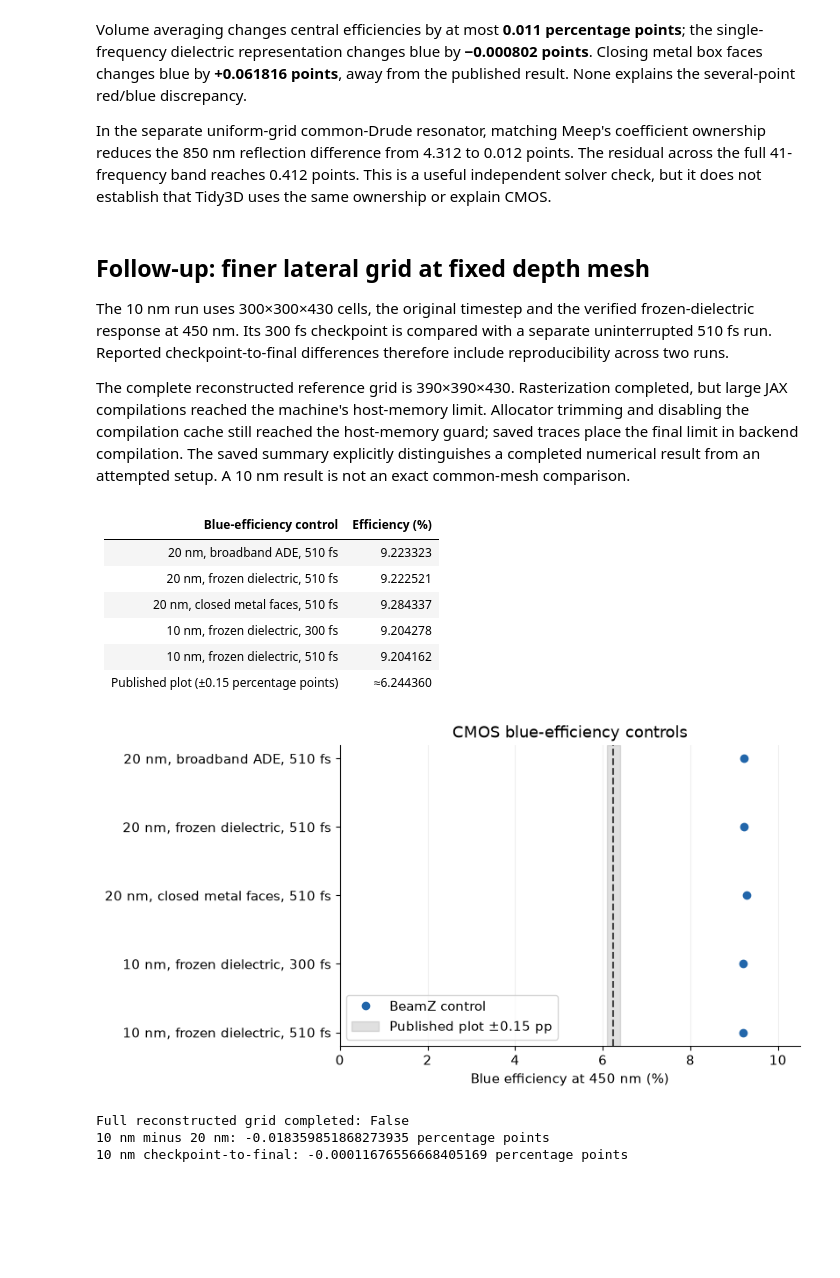
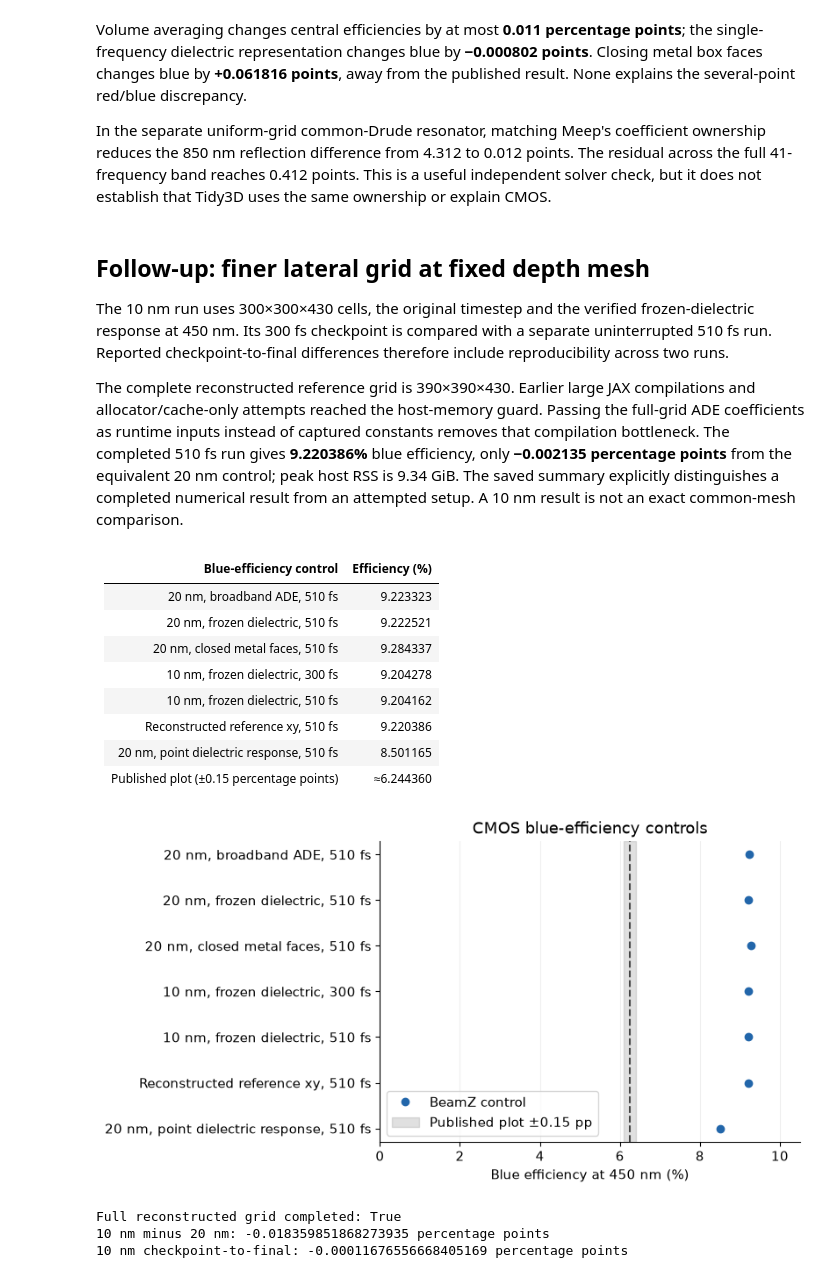
Before and after one commit to cdaunt/beamz, a Jupyter notebook: examples/notebooks/cmos_cause_isolation.ipynb, the cells around one changed output. Drawn from its saved outputs; the diff is of its cells as text; code cells hidden in the pictures; blank space fills up the shorter version.

Commit message:
Reduce ADE compilation memory and complete CMOS interface controls

```diff
--- a/examples/notebooks/cmos_cause_isolation.ipynb
+++ b/examples/notebooks/cmos_cause_isolation.ipynb
@@ -602,7 +606,7 @@ In the separate uniform-grid common-Drude resonator, matching Meep's coefficient
 
 The 10 nm run uses 300×300×430 cells, the original timestep and the verified frozen-dielectric response at 450 nm. Its 300 fs checkpoint is compared with a separate uninterrupted 510 fs run. Reported checkpoint-to-final differences therefore include reproducibility across two runs.
 
-The complete reconstructed reference grid is 390×390×430. Rasterization completed, but large JAX compilations reached the machine's host-memory limit. Allocator trimming and disabling the compilation cache still reached the host-memory guard; saved traces place the final limit in backend compilation. The saved summary explicitly distinguishes a completed numerical result from an attempted setup. A 10 nm result is not an exact common-mesh comparison.
+The complete reconstructed reference grid is 390×390×430. Earlier large JAX compilations and allocator/cache-only attempts reached the host-memory guard. Passing the full-grid ADE coefficients as runtime inputs instead of captured constants removes that compilation bottleneck. The completed 510 fs run gives **9.220386%** blue efficiency, only **−0.002135 percentage points** from the equivalent 20 nm control; peak host RSS is 9.34 GiB. The saved summary explicitly distinguishes a completed numerical result from an attempted setup. A 10 nm result is not an exact common-mesh comparison.
 # %%
 fine = followup_summary["lateral_10nm"]
 rows = [("20 nm, broadband ADE, 510 fs", baseline["blue"]),
@@ -613,38 +617,42 @@ if fine["completed_510fs"]:
     rows.append(("10 nm, frozen dielectric, 510 fs", fine["blue_percent"]))
 if followup_summary["exact_mesh_completed"]:
     rows.append(("Reconstructed reference xy, 510 fs", followup_summary["exact_mesh_blue_percent"]))
+if "point_susceptibility" in followup_summary:
+    rows.append(("20 nm, point dielectric response, 510 fs", followup_summary["point_susceptibility"]["blue_percent"]))
 table = "| Blue-efficiency control | Efficiency (%) |\n|---|---:|\n"
 for label, value in rows:
     table += f"| {label} | {value:.6f} |\n"
 table += "| Published plot (±0.15 percentage points) | ≈6.244360 |"
 display(Markdown(table))
 fig, ax = plt.subplots(figsize=(8, 4.2), layout="constrained")
 y = np.arange(len(rows))
 ax.plot([v for _, v in rows], y, "o", color="#2266aa", label="BeamZ control")
 ax.axvspan(6.244359842075579-.15, 6.244359842075579+.15,
            color="#999999", alpha=.3, label="Published plot ±0.15 pp")
 ax.axvline(6.244359842075579, color="#444444", linestyle="--")
 ax.set(yticks=y, yticklabels=[label for label, _ in rows], xlabel="Blue efficiency at 450 nm (%)",
        title="CMOS blue-efficiency controls", xlim=(0, 10.5))
 ax.invert_yaxis()
 ax.grid(axis="x", alpha=.2)
 ax.legend(loc="lower left")
 fig.savefig(followup / "blue_controls.png", dpi=160)
 plt.show()
 print("Full reconstructed grid completed:", followup_summary["exact_mesh_completed"])
 if fine["completed_510fs"]:
     print("10 nm minus 20 nm:", fine["fine_minus_coarse_blue_pp"], "percentage points")
     print("10 nm checkpoint-to-final:", fine["checkpoint_to_final_blue_change_pp"], "percentage points")
 # %% [output]
 | Blue-efficiency control | Efficiency (%) |
 |---|---:|
 | 20 nm, broadband ADE, 510 fs | 9.223323 |
 | 20 nm, frozen dielectric, 510 fs | 9.222521 |
 | 20 nm, closed metal faces, 510 fs | 9.284337 |
 | 10 nm, frozen dielectric, 300 fs | 9.204278 |
 | 10 nm, frozen dielectric, 510 fs | 9.204162 |
+| Reconstructed reference xy, 510 fs | 9.220386 |
+| 20 nm, point dielectric response, 510 fs | 8.501165 |
 | Published plot (±0.15 percentage points) | ≈6.244360 |
-[figure, old version]
+[figure, new version]
-Full reconstructed grid completed: False
+Full reconstructed grid completed: True
 10 nm minus 20 nm: -0.018359851868273935 percentage points
 10 nm checkpoint-to-final: -0.00011676556668405169 percentage points
```
Also changed, not shown: parts of 5 cells of this notebook, 27 other files.
